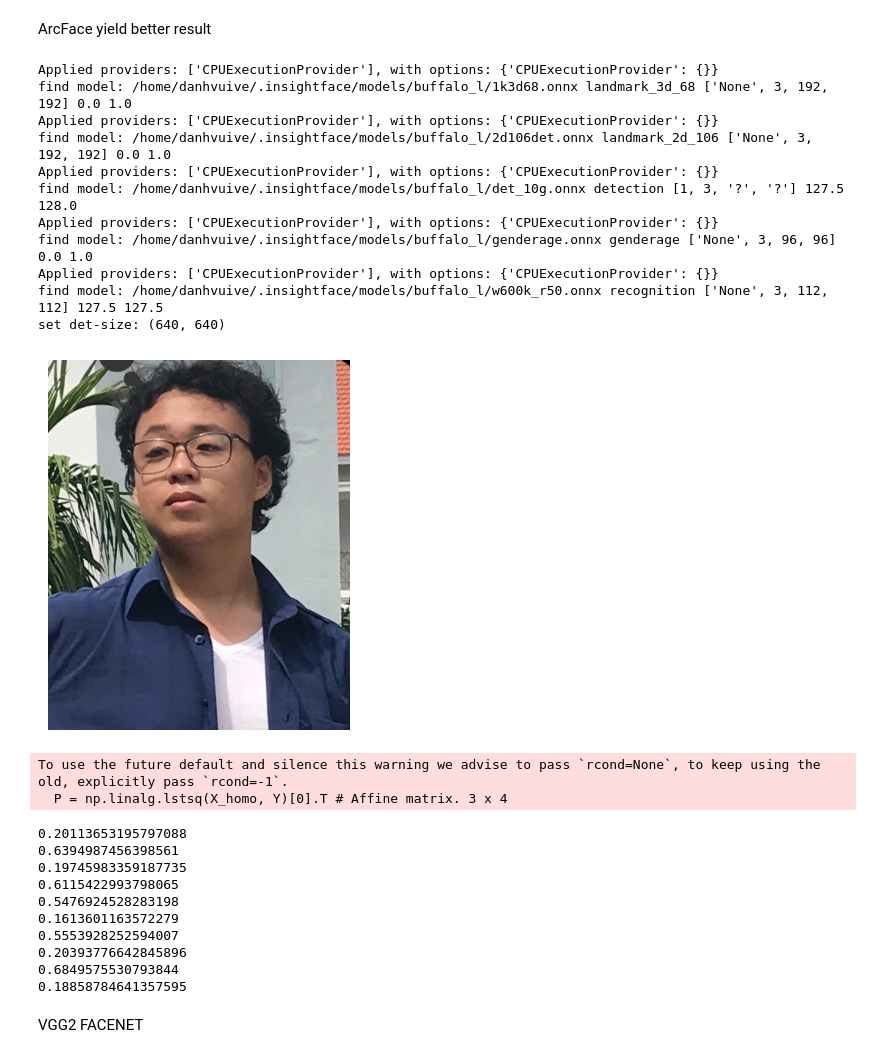
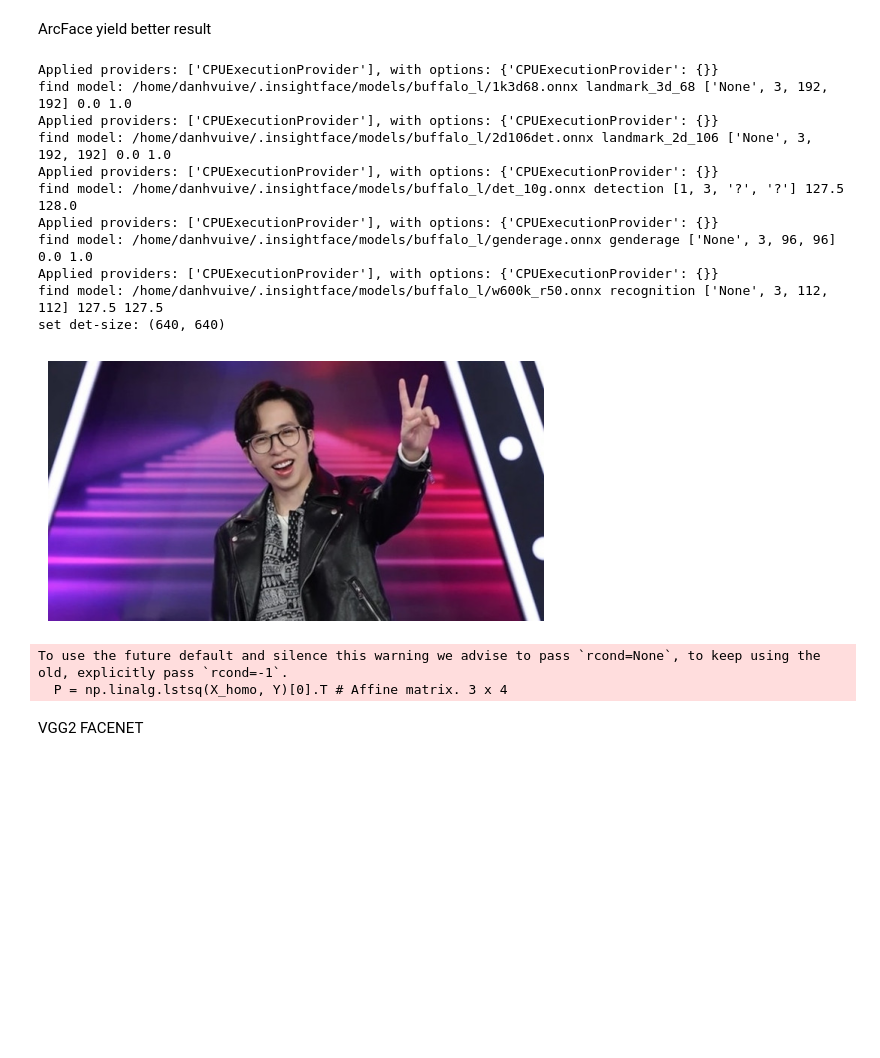
Before and after one commit to thaiquangphat/hcmut-multidisciplinary-project, a Jupyter notebook: ai/faceId/inference.ipynb, the cells around one changed output. Drawn from its saved outputs; the diff is of its cells as text; code cells hidden in the pictures; blank space fills up the shorter version.

```diff
--- a/ai/faceId/inference.ipynb
+++ b/ai/faceId/inference.ipynb
@@ -25,7 +25,9 @@ images = []
 workspace = '/mnt/nvme0n1p4/workspace/uni/sem8/hcmut-multidisciplinary-project/ai/faceId/'
 images_folder = 'faces'
 images_folder = os.path.join(workspace, images_folder)
-base_image = os.path.join('./', './phat-6.png')
+# change your base image person to find their faces in the folder
+# base_image = os.path.join('./', './phat-6.png')
+base_image = os.path.join('./', './image.png')
 
 for i in os.listdir(images_folder):
     image = Image.open(os.path.join(images_folder, i)).convert("RGB")
@@ -42,7 +44,9 @@ plt.show()
 img2_np = np.array(img2)
 
 faces2 = mtcnn(img2_np)
-threshold = 0.5
+
+# adjust threshold for how strict you want the similarity to be: ideal is 0.6 for clear faceID
+threshold = 0.4
 results = []
 
 def jaccard_similarity(embedding1, embedding2):
@@ -93,46 +97,36 @@ def compute_cosine_similarities(images, embeddings2, threshold, device):
     """
     all_results = Parallel(n_jobs=-1)(
         delayed(process_image)(image, path, embeddings2, threshold, device)
         for image, path in images
     )
 
     return [result for sublist in all_results for result in sublist]
 
 if faces2 is not None:
     embeddings2 = app.get(img2_np)[0].embedding
     results = []
 
 
     all_results = compute_cosine_similarities(images, embeddings2, threshold, device)
 
     results.extend(all_results)
 else:
     print("No faces detected in one or both of the images.")
 # %% [output]
 Applied providers: ['CPUExecutionProvider'], with options: {'CPUExecutionProvider': {}}
 find model: /home/danhvuive/.insightface/models/buffalo_l/1k3d68.onnx landmark_3d_68 ['None', 3, 192, 192] 0.0 1.0
 Applied providers: ['CPUExecutionProvider'], with options: {'CPUExecutionProvider': {}}
 find model: /home/danhvuive/.insightface/models/buffalo_l/2d106det.onnx landmark_2d_106 ['None', 3, 192, 192] 0.0 1.0
 Applied providers: ['CPUExecutionProvider'], with options: {'CPUExecutionProvider': {}}
 find model: /home/danhvuive/.insightface/models/buffalo_l/det_10g.onnx detection [1, 3, '?', '?'] 127.5 128.0
 Applied providers: ['CPUExecutionProvider'], with options: {'CPUExecutionProvider': {}}
 find model: /home/danhvuive/.insightface/models/buffalo_l/genderage.onnx genderage ['None', 3, 96, 96] 0.0 1.0
 Applied providers: ['CPUExecutionProvider'], with options: {'CPUExecutionProvider': {}}
 find model: /home/danhvuive/.insightface/models/buffalo_l/w600k_r50.onnx recognition ['None', 3, 112, 112] 127.5 127.5
 set det-size: (640, 640)
-[figure, old version]
+[figure, new version]
 To use the future default and silence this warning we advise to pass `rcond=None`, to keep using the old, explicitly pass `rcond=-1`.
   P = np.linalg.lstsq(X_homo, Y)[0].T # Affine matrix. 3 x 4
-0.20113653195797088
-0.6394987456398561
-0.19745983359187735
-0.6115422993798065
-0.5476924528283198
-0.1613601163572279
-0.5553928252594007
-0.20393776642845896
-0.6849575530793844
-0.18858784641357595
 # %% [markdown]
 VGG2 FACENET
 # %%
```
Also changed, not shown: parts of 1 cell of this notebook.
